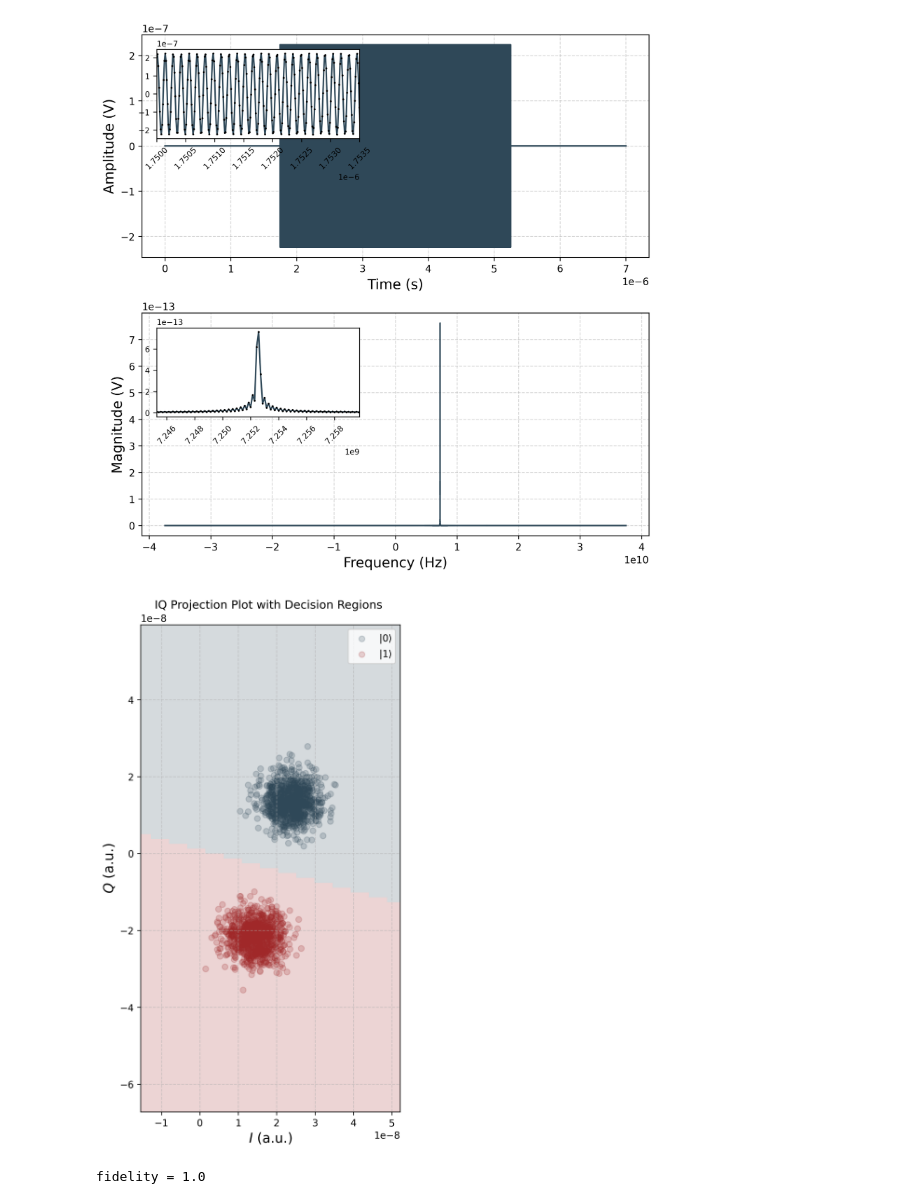
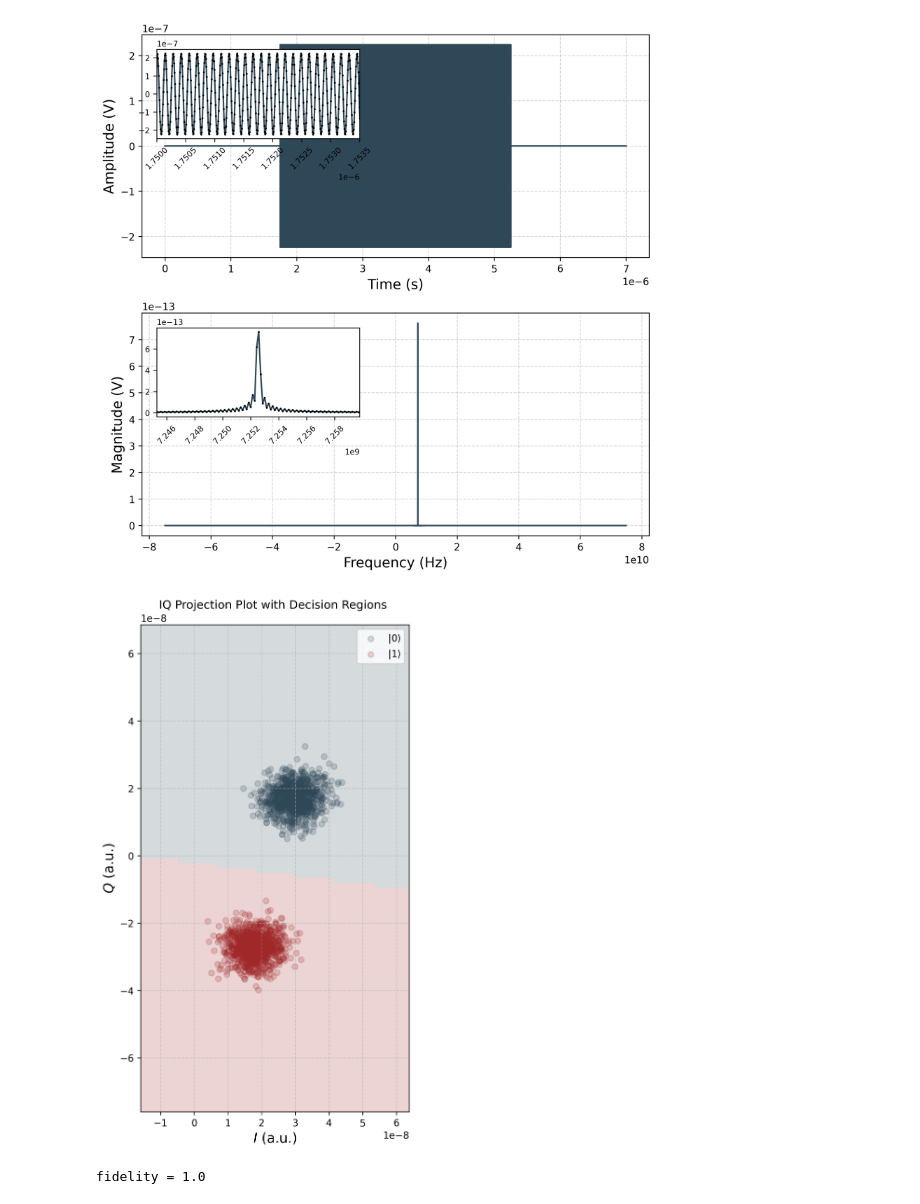
Before and after one commit to alexanderosherov/transmon_qubit_readout_simulation, a Jupyter notebook: fidelity_analysis/simple_fidelity_test.ipynb, the cells around one changed output. Cells and saved outputs as stored; diff of their text form; code cells hidden in the pictures.

Commit message:
added homodyne demodulation, fixed not considering bandwidth for quantum noise, regenerated images

```diff
--- a/fidelity_analysis/simple_fidelity_test.ipynb
+++ b/fidelity_analysis/simple_fidelity_test.ipynb
@@ -33,37 +33,37 @@ Q = 48e3
 s_parameters_file_state_0 = S2pUtils.create_resonator_S21(fr0_meas, Q, Q)
 s_parameters_file_state_1 = S2pUtils.create_resonator_S21(fr1_meas, Q, Q)
 # %%
-pulse_samples_number = 2 ** 19
+pulse_samples_number = 2 ** 20
 
 pulse_length = 3.5 * 10 ** (-6)
 
 rect_readout_pulse = RectangularReadoutPulse(
     carrier_frequency=pulse_frequency,
     pulse_duration=pulse_length,
     pulse_power_dbm=-123,
     total_signal_time=2 * pulse_length,
     pulse_samples_number=pulse_samples_number,
 )
 
 rect_readout_pulse.plot_pulse(path_for_images=images_dir_path)
 
 fidelity_simulation = FidelitySimulation(
     s_parameters_file_state_0=s_parameters_file_state_0,
     s_parameters_file_state_1=s_parameters_file_state_1,
     readout_pulse=rect_readout_pulse,
-    IQ_projection_frequency=pulse_frequency + 200e6,
+    IQ_projection_frequency=pulse_frequency, # + f_if Hz in case of heterodyne demodulation
     num_iterations=1000,
     readout_dt=1e-9,
     plot_pulses=False,
     plot_result=True,
     disable_progress_bar=False,
     path_for_images=images_dir_path,
 )
 
 fidelity = fidelity_simulation.run()
 
 print("fidelity =", fidelity)
 # %% [output]
-[figure, old version]
+[figure, new version]
-[figure, old version]
+[figure, new version]
 fidelity = 1.0
```
Also changed, not shown: 7 other files.
